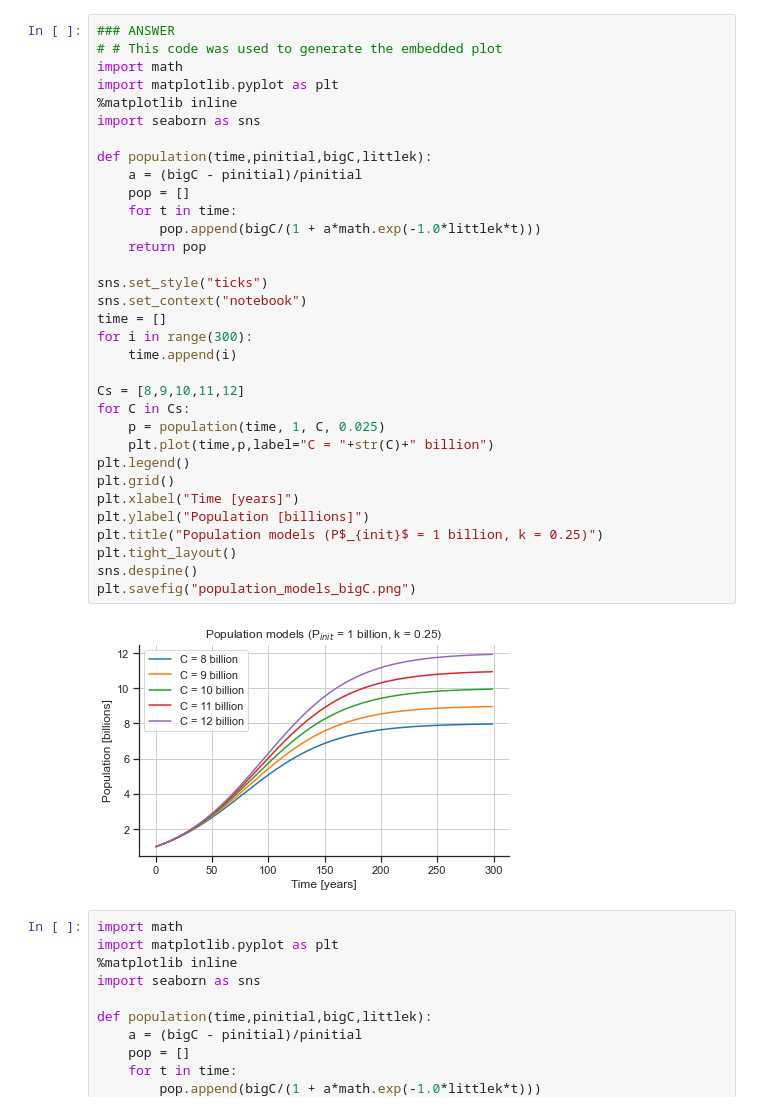
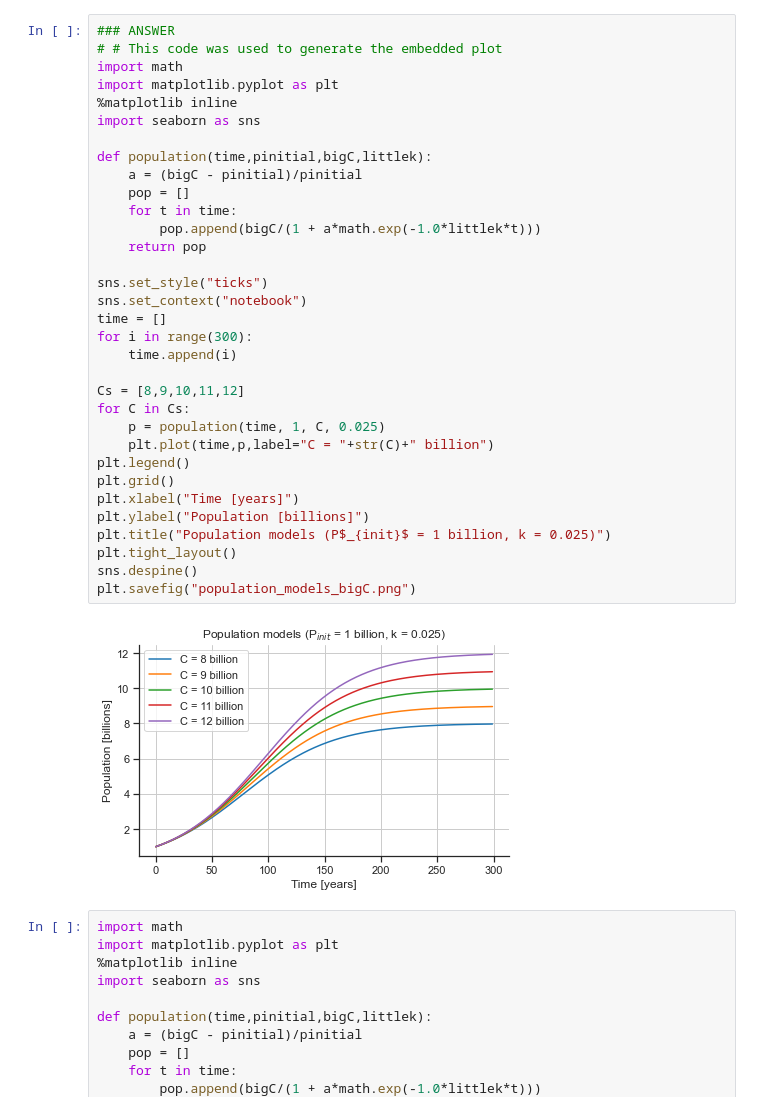
Before and after one commit to msu-cmse-courses/cmse201-S22-data, a Jupyter notebook: Day-14/Generate_Plot_Files.ipynb, the cells around one changed output. Saved outputs shown, nothing was run; the diff lists cells and outputs as text.

```diff
--- a/Day-14/Generate_Plot_Files.ipynb
+++ b/Day-14/Generate_Plot_Files.ipynb
@@ -4,35 +4,35 @@
 import math
 import matplotlib.pyplot as plt
 %matplotlib inline
 import seaborn as sns
 
 def population(time,pinitial,bigC,littlek):
     a = (bigC - pinitial)/pinitial
     pop = []
     for t in time:
         pop.append(bigC/(1 + a*math.exp(-1.0*littlek*t)))
     return pop
 
 sns.set_style("ticks")
 sns.set_context("notebook")
 time = []
 for i in range(300):
     time.append(i)
 
 Cs = [8,9,10,11,12]
 for C in Cs:
     p = population(time, 1, C, 0.025)
     plt.plot(time,p,label="C = "+str(C)+" billion")
 plt.legend()
 plt.grid()
 plt.xlabel("Time [years]")
 plt.ylabel("Population [billions]")
-plt.title("Population models (P$_{init}$ = 1 billion, k = 0.25)")
+plt.title("Population models (P$_{init}$ = 1 billion, k = 0.025)")
 plt.tight_layout()
 sns.despine()
 plt.savefig("population_models_bigC.png")
 # %% [output]
-[figure, old version]
+[figure, new version]
 # %%
 import math
 import matplotlib.pyplot as plt
```
Also changed, not shown: 5 other files.
